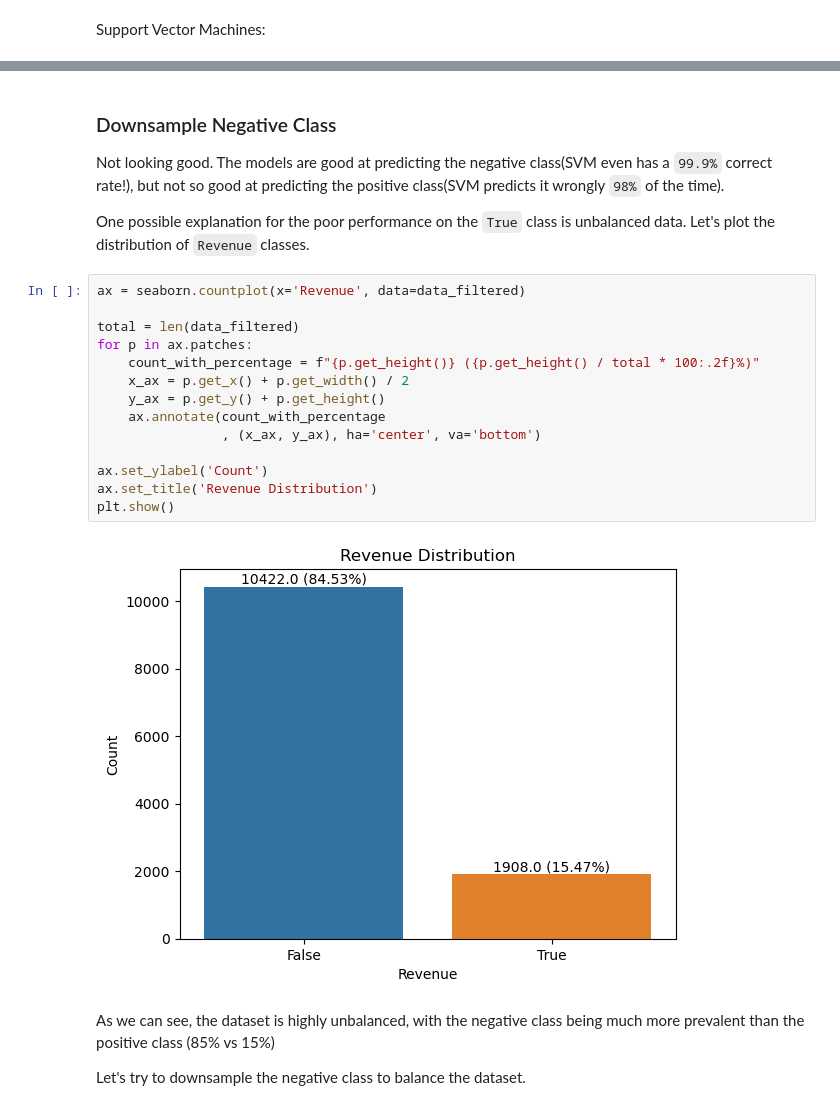
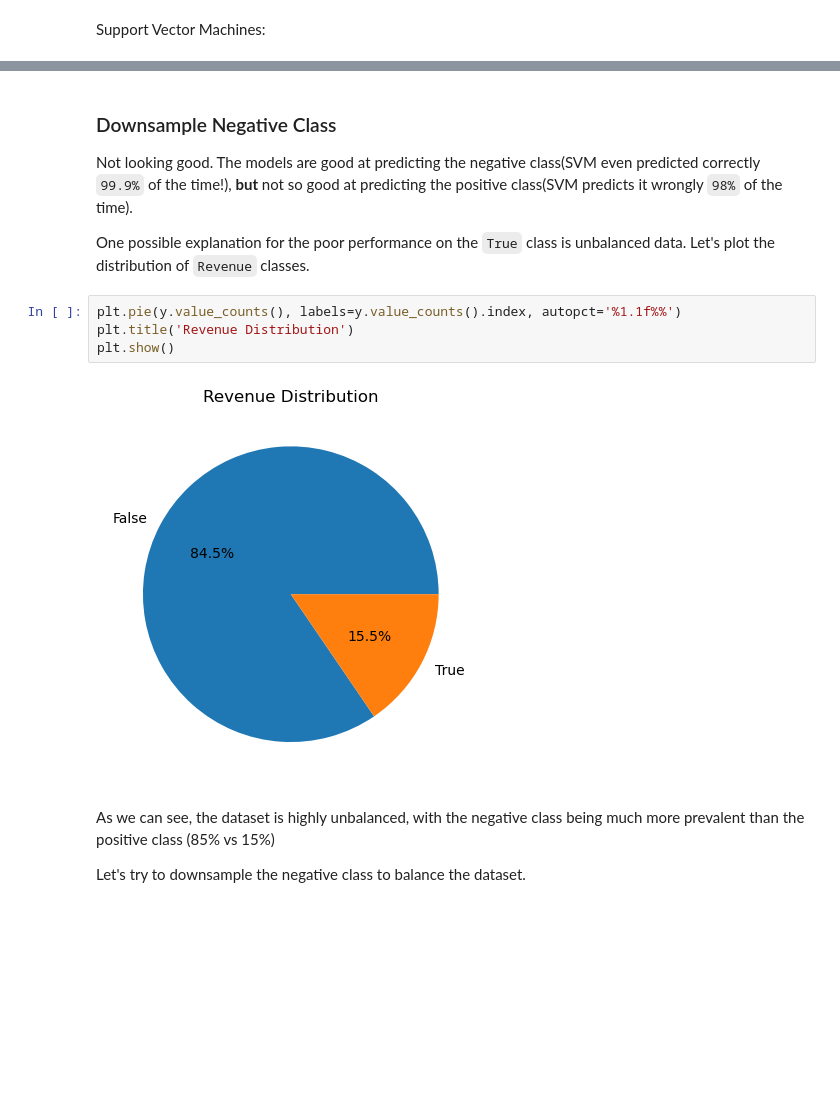
Before and after one commit to VsnGamer/ia-2022, a Jupyter notebook: A2/Assignment_2.ipynb, the cells around one changed output, grey strips where cells are left out. Saved outputs shown, nothing was run; the diff lists cells and outputs as text; blank space fills up the shorter version.

```diff
--- a/A2/Assignment_2.ipynb
+++ b/A2/Assignment_2.ipynb
@@ -335,25 +350,15 @@ F1 score:  0.6251768033946252
 # %% [markdown]
 ### Downsample Negative Class
 
-Not looking good. The models are good at predicting the negative class(SVM even has a `99.9%` correct rate!), but not so good at predicting the positive class(SVM predicts it wrongly `98%` of the time).
+Not looking good. The models are good at predicting the negative class(SVM even predicted correctly `99.9%` of the time!), **but** not so good at predicting the positive class(SVM predicts it wrongly `98%` of the time).
 
 One possible explanation for the poor performance on the `True` class is unbalanced data. Let's plot the distribution of `Revenue` classes.
-# %%
-ax = seaborn.countplot(x='Revenue', data=data_filtered)
-
-total = len(data_filtered)
-for p in ax.patches:
-    count_with_percentage = f"{p.get_height()} ({p.get_height() / total * 100:.2f}%)"
-    x_ax = p.get_x() + p.get_width() / 2
-    y_ax = p.get_y() + p.get_height()
-    ax.annotate(count_with_percentage
-                , (x_ax, y_ax), ha='center', va='bottom')
-
-ax.set_ylabel('Count')
-ax.set_title('Revenue Distribution')
-plt.show()
-# %% [output]
-[figure, removed]
+# %%
+plt.pie(y.value_counts(), labels=y.value_counts().index, autopct='%1.1f%%')
+plt.title('Revenue Distribution')
+plt.show()
+# %% [output]
+[figure, added]
 # %% [markdown]
 As we can see, the dataset is highly unbalanced, with the negative class being much more prevalent than the positive class (85% vs 15%)
 
```
Also changed, not shown: parts of 17 cells of this notebook.
